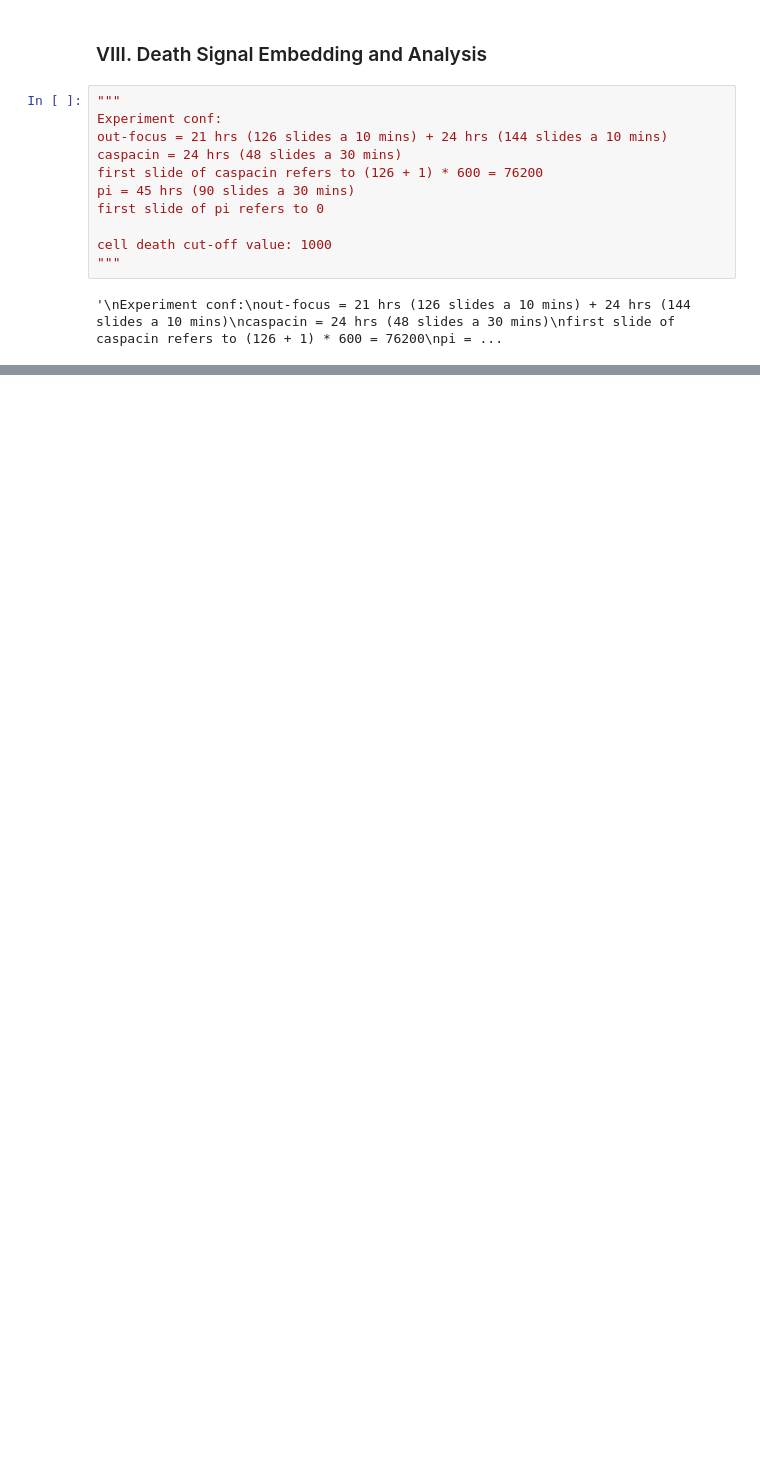
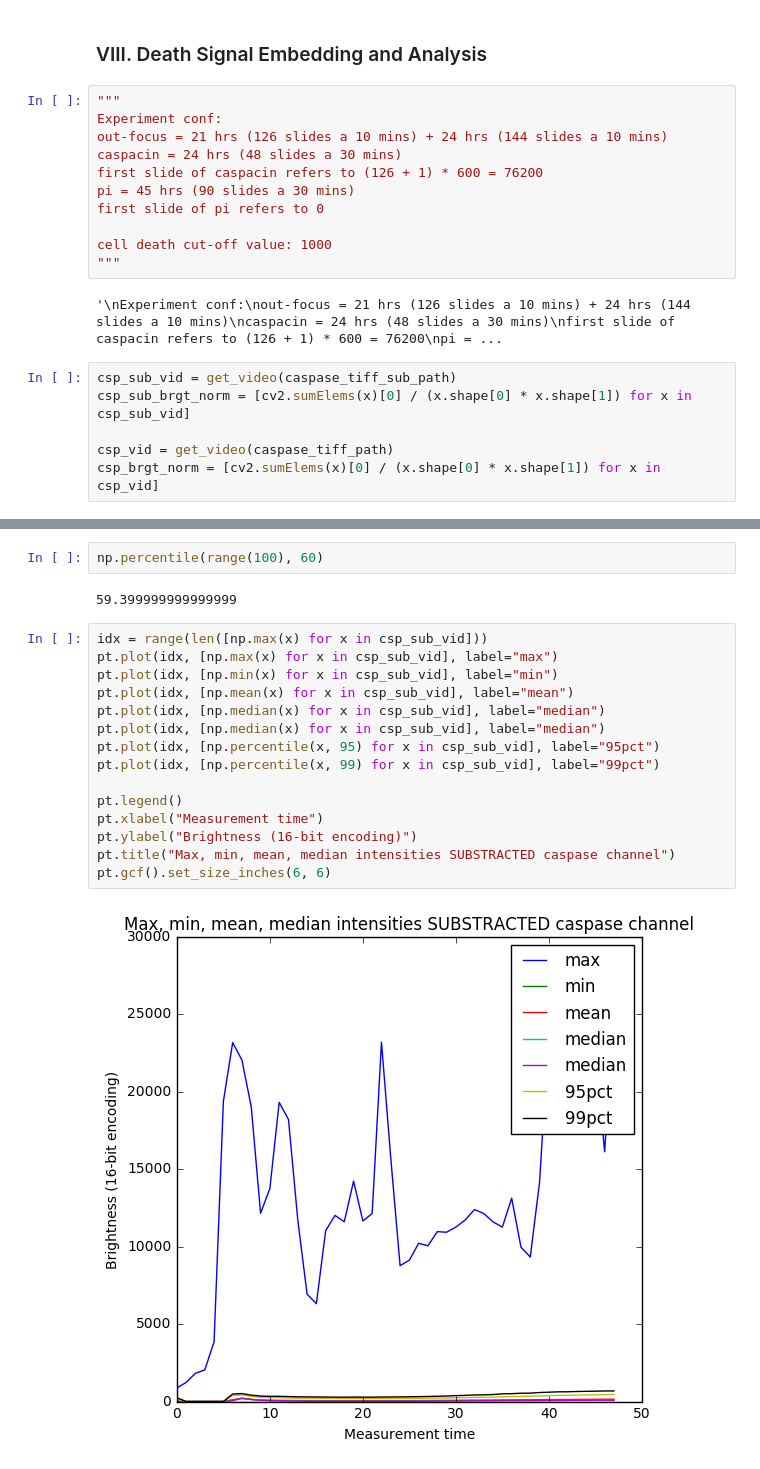
Before and after one commit to raharjaliu/MA, a Jupyter notebook: source/post_processing-main.ipynb, the cells around one changed output, grey strips where cells are left out. Saved outputs shown, nothing was run; the diff lists cells and outputs as text; blank space fills up the shorter version.

```diff
--- a/source/post_processing-main.ipynb
+++ b/source/post_processing-main.ipynb
@@ -1471,3 +1575,9 @@ cell death cut-off value: 1000
 """
 # %% [output]
 '\nExperiment conf:\nout-focus = 21 hrs (126 slides a 10 mins) + 24 hrs (144 slides a 10 mins)\ncaspacin = 24 hrs (48 slides a 30 mins)\nfirst slide of caspacin refers to (126 + 1) * 600 = 76200\npi = ...
+# %%
+csp_sub_vid = get_video(caspase_tiff_sub_path)
+csp_sub_brgt_norm = [cv2.sumElems(x)[0] / (x.shape[0] * x.shape[1]) for x in csp_sub_vid]
+
+csp_vid = get_video(caspase_tiff_path)
+csp_brgt_norm = [cv2.sumElems(x)[0] / (x.shape[0] * x.shape[1]) for x in csp_vid]
@@ -1473,0 +1643,21 @@ cell death cut-off value: 1000
+# %%
+np.percentile(range(100), 60)
+# %% [output]
+59.399999999999999
+# %%
+idx = range(len([np.max(x) for x in csp_sub_vid]))
+pt.plot(idx, [np.max(x) for x in csp_sub_vid], label="max")
+pt.plot(idx, [np.min(x) for x in csp_sub_vid], label="min")
+pt.plot(idx, [np.mean(x) for x in csp_sub_vid], label="mean")
+pt.plot(idx, [np.median(x) for x in csp_sub_vid], label="median")
+pt.plot(idx, [np.median(x) for x in csp_sub_vid], label="median")
+pt.plot(idx, [np.percentile(x, 95) for x in csp_sub_vid], label="95pct")
+pt.plot(idx, [np.percentile(x, 99) for x in csp_sub_vid], label="99pct")
+
+pt.legend()
+pt.xlabel("Measurement time")
+pt.ylabel("Brightness (16-bit encoding)")
+pt.title("Max, min, mean, median intensities SUBSTRACTED caspase channel")
+pt.gcf().set_size_inches(6, 6)
+# %% [output]
+[figure, added]
```
Also changed, not shown: parts of 59 cells of this notebook, 8 other files.
